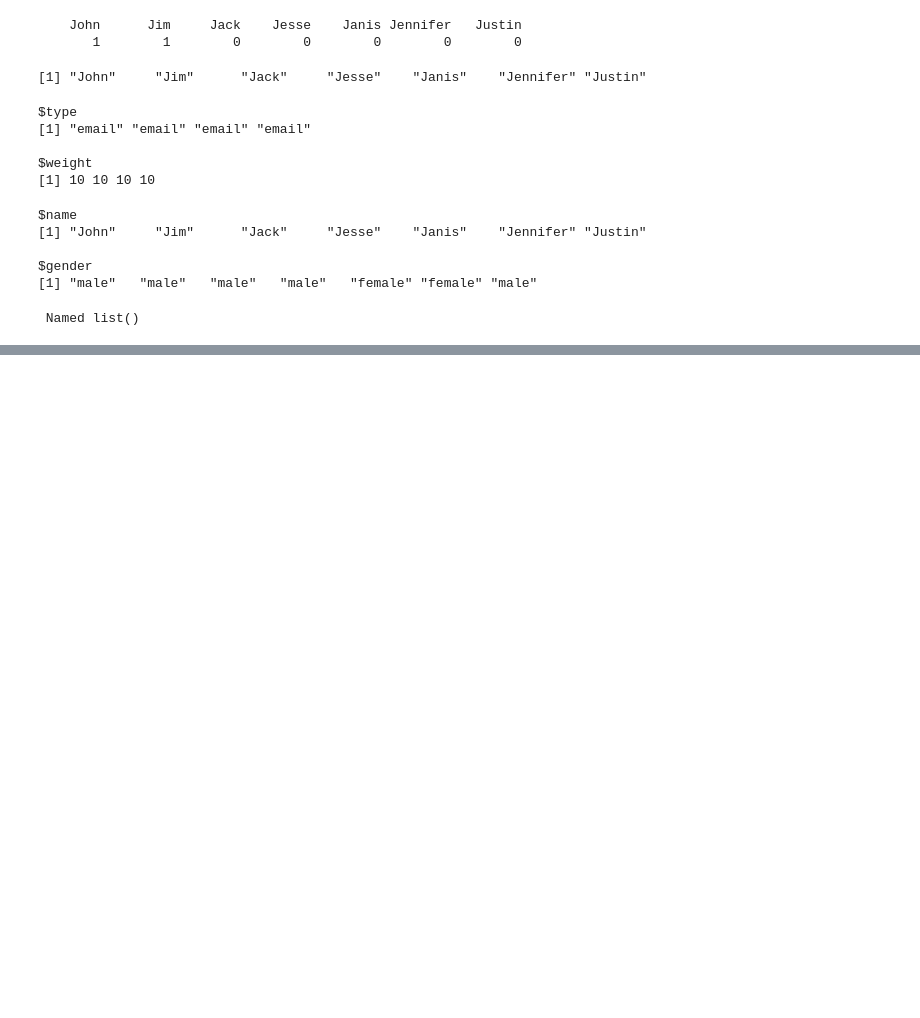
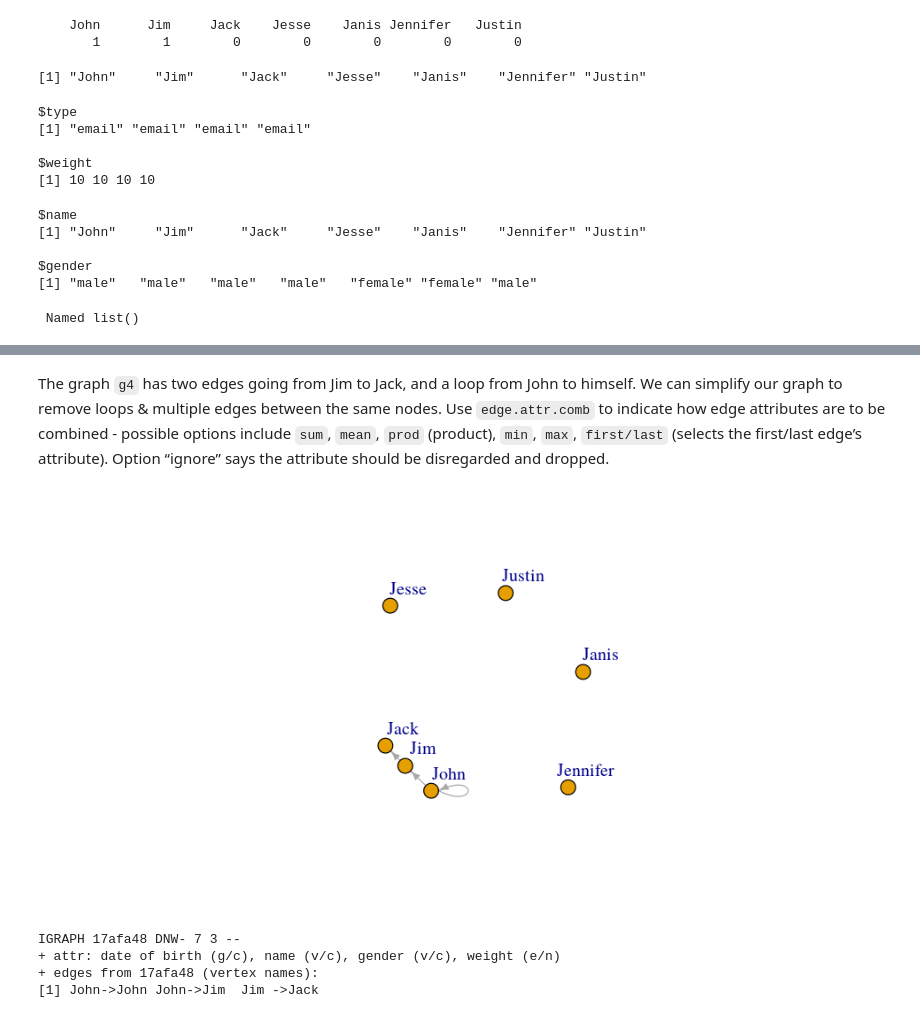
Before and after one commit to czylabsonasa/katetonb, a Jupyter notebook: networksinigraph/evnattributes.ipynb, the cells around one changed output, grey strips where cells are left out. Cells and saved outputs as stored; diff of their text form; code cells hidden in the pictures; blank space fills up the shorter version.

```diff
--- a/networksinigraph/evnattributes.ipynb
+++ b/networksinigraph/evnattributes.ipynb
@@ -60,0 +90,16 @@ str(graph_attr(g4))
+# %% [markdown]
+The graph `g4` has two edges going from Jim to Jack, and a loop from John to himself. We can simplify our graph to remove loops & multiple edges between the same nodes. Use `edge.attr.comb` to indicate how edge attributes are to be combined - possible options include `sum`, `mean`, `prod` (product), `min`, `max`, `first/last` (selects the first/last edge’s attribute). Option “ignore” says the attribute should be disregarded and dropped.
+# %%
+g4s <- simplify( g4, remove.multiple = T, remove.loops = F,
+                 edge.attr.comb=c(weight="sum", type="ignore") )
+
+plot(g4s, vertex.label.dist=3.5)
+# %% [output]
+[figure, added]
+# %%
+g4s
+# %% [output]
+IGRAPH 17afa48 DNW- 7 3 --
++ attr: date of birth (g/c), name (v/c), gender (v/c), weight (e/n)
++ edges from 17afa48 (vertex names):
+[1] John->John John->Jim  Jim ->Jack
```
Also changed, not shown: parts of 10 cells of this notebook, 3 other files.
